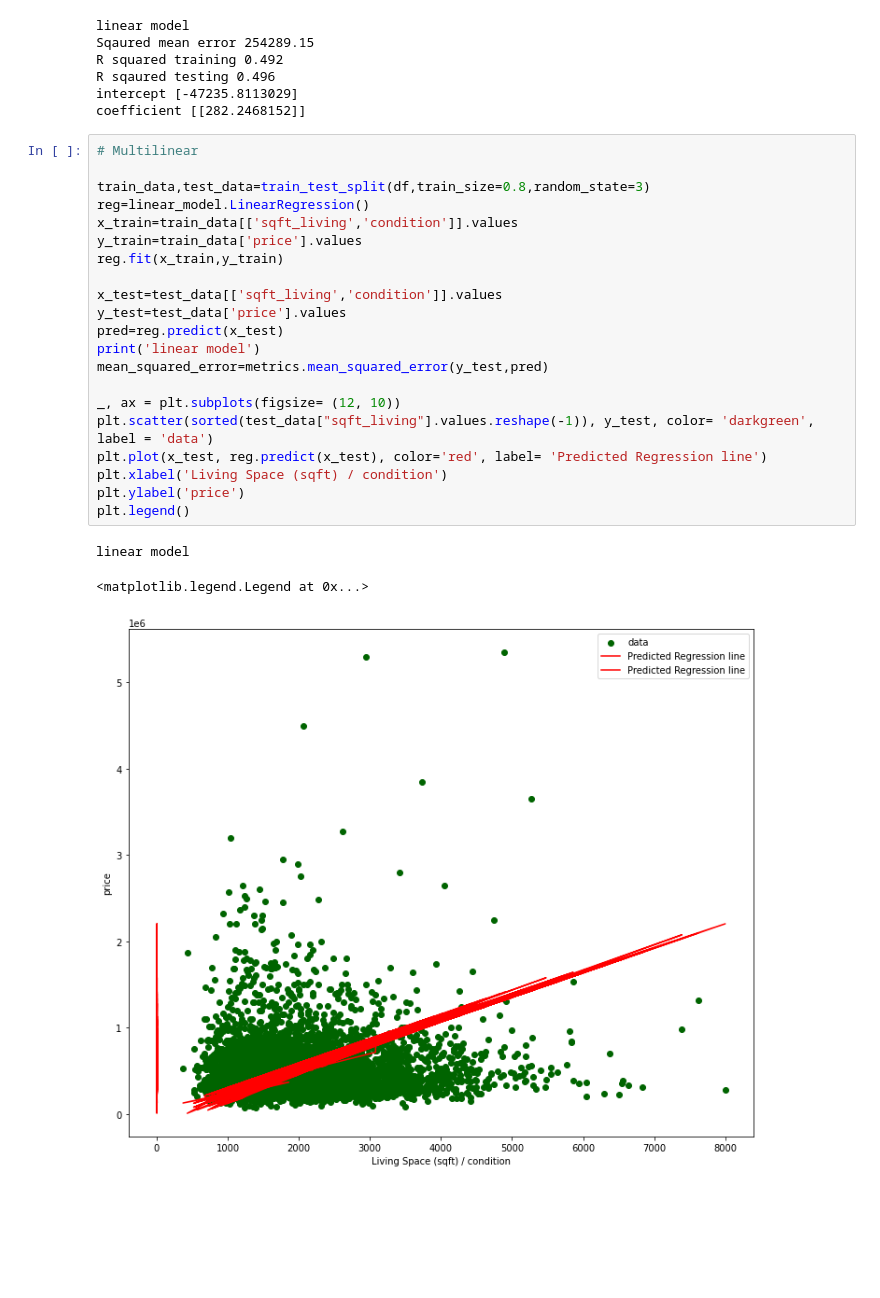
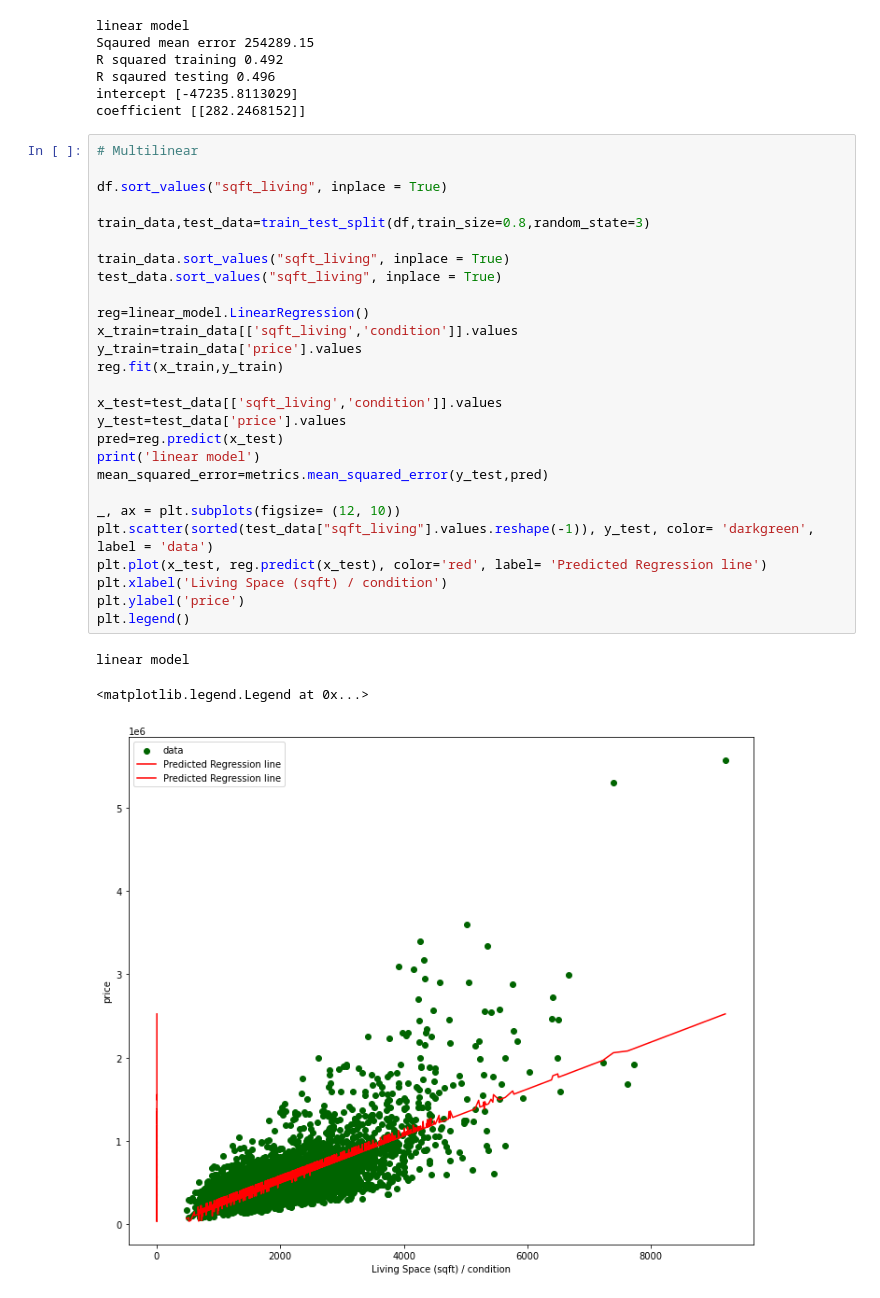
Before and after one commit to EgyJoe/GMC_ML_Reg_01, a Jupyter notebook: GMC_Regression_01.ipynb, the cells around one changed output. Saved outputs shown, nothing was run; the diff lists cells and outputs as text; blank space fills up the shorter version.

```diff
--- a/GMC_Regression_01.ipynb
+++ b/GMC_Regression_01.ipynb
@@ -151,25 +151,31 @@ coefficient [[282.2468152]]
 # %%
 # Multilinear
 
+df.sort_values("sqft_living", inplace = True)
+
 train_data,test_data=train_test_split(df,train_size=0.8,random_state=3)
+
+train_data.sort_values("sqft_living", inplace = True)
+test_data.sort_values("sqft_living", inplace = True)
+
 reg=linear_model.LinearRegression()
 x_train=train_data[['sqft_living','condition']].values
 y_train=train_data['price'].values
 reg.fit(x_train,y_train)
 
 x_test=test_data[['sqft_living','condition']].values
 y_test=test_data['price'].values
 pred=reg.predict(x_test)
 print('linear model')
 mean_squared_error=metrics.mean_squared_error(y_test,pred)
 
 _, ax = plt.subplots(figsize= (12, 10))
 plt.scatter(sorted(test_data["sqft_living"].values.reshape(-1)), y_test, color= 'darkgreen', label = 'data')
 plt.plot(x_test, reg.predict(x_test), color='red', label= 'Predicted Regression line')
 plt.xlabel('Living Space (sqft) / condition')
 plt.ylabel('price')
 plt.legend()
 # %% [output]
 linear model
 <matplotlib.legend.Legend at 0x...>
-[figure, old version]
+[figure, new version]
```
